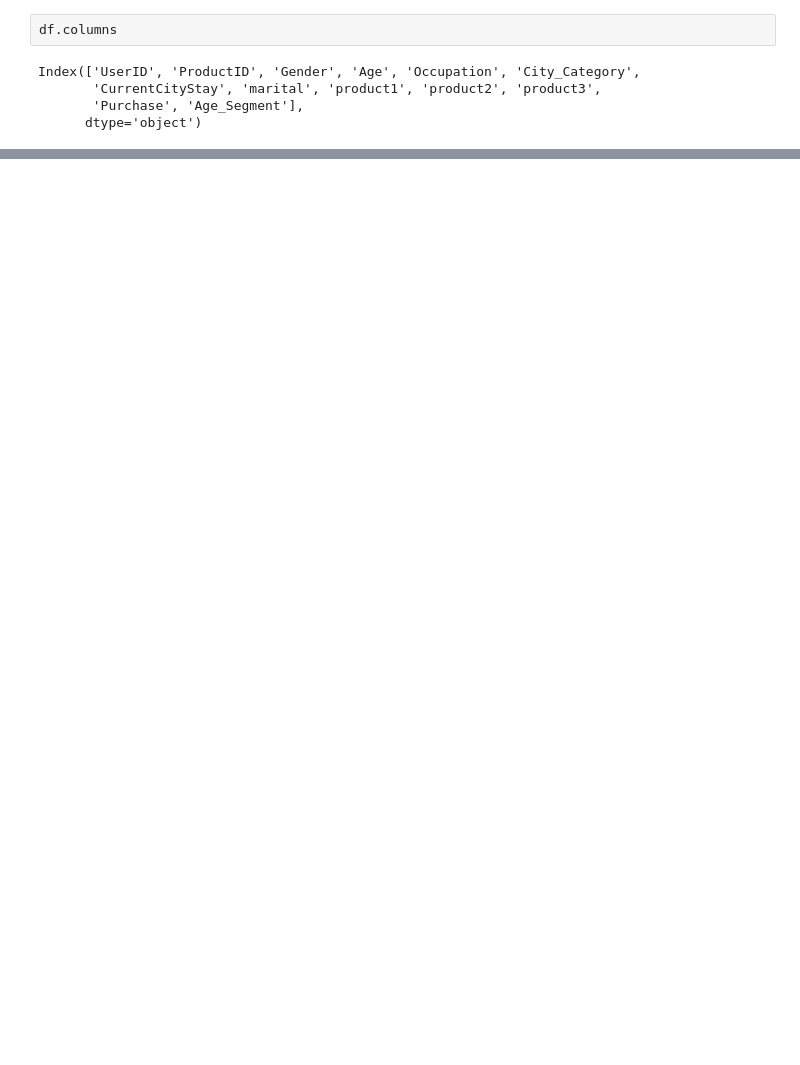
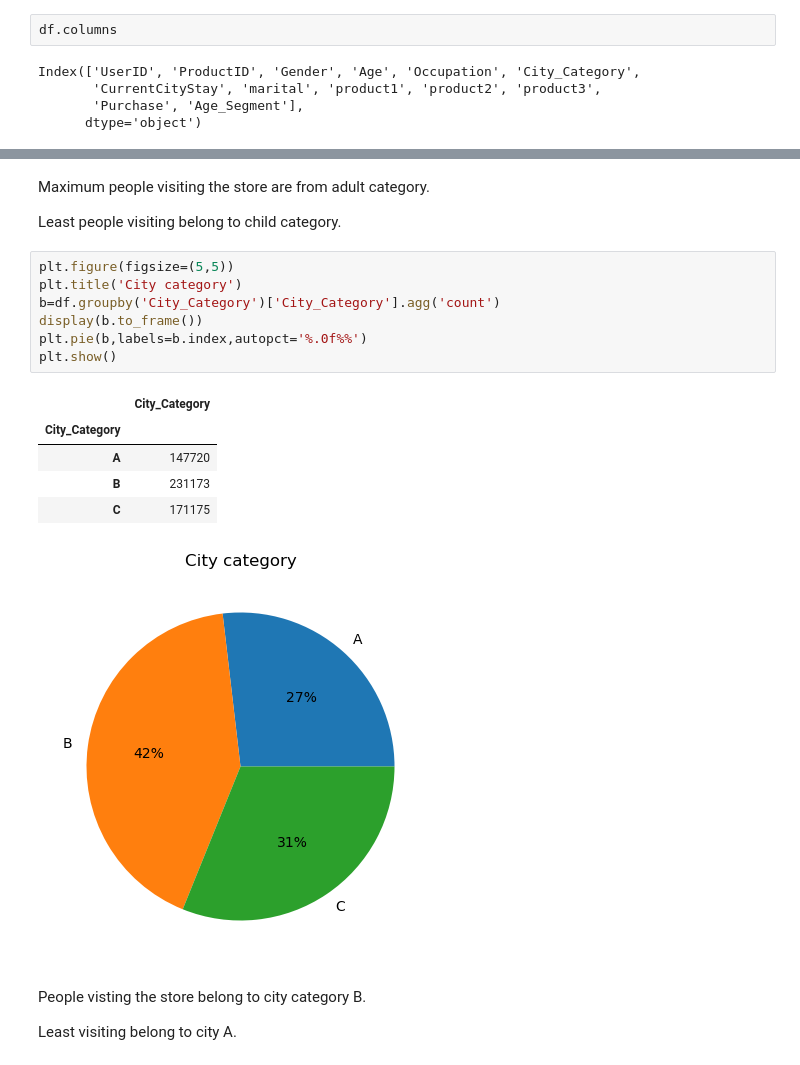
Before and after one commit to saurabh-G1/Friday-Sales-EDA, a Jupyter notebook: Friday-Sales-EDA.ipynb, the cells around one changed output, grey strips where cells are left out. Cells and saved outputs as stored; diff of their text form; blank space fills up the shorter version.

```diff
--- a/Friday-Sales-EDA.ipynb
+++ b/Friday-Sales-EDA.ipynb
@@ -406,0 +436,22 @@ Index(['UserID', 'ProductID', 'Gender', 'Age', 'Occupation', 'City_Category',
+# %% [markdown]
+Maximum people visiting the store are from adult category.
+
+Least people visiting belong to child category.
+# %%
+plt.figure(figsize=(5,5))
+plt.title('City category')
+b=df.groupby('City_Category')['City_Category'].agg('count')
+display(b.to_frame())
+plt.pie(b,labels=b.index,autopct='%.0f%%')
+plt.show()
+# %% [output]
+|  | City_Category |
+| City_Category |  |
+| A | 147720 |
+| B | 231173 |
+| C | 171175 |
+[figure, added]
+# %% [markdown]
+People visting the store belong to city category B.
+
+Least visiting belong to city A.
```
Also changed, not shown: parts of 10 cells of this notebook.
